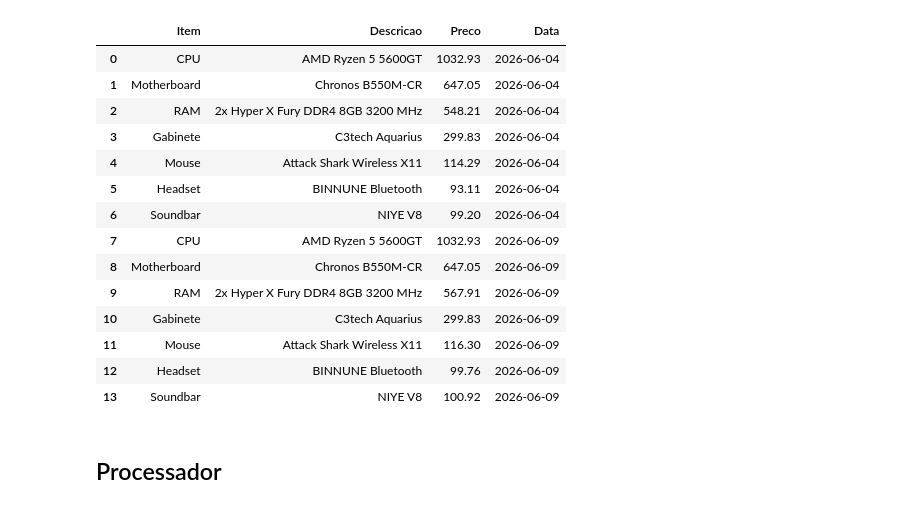
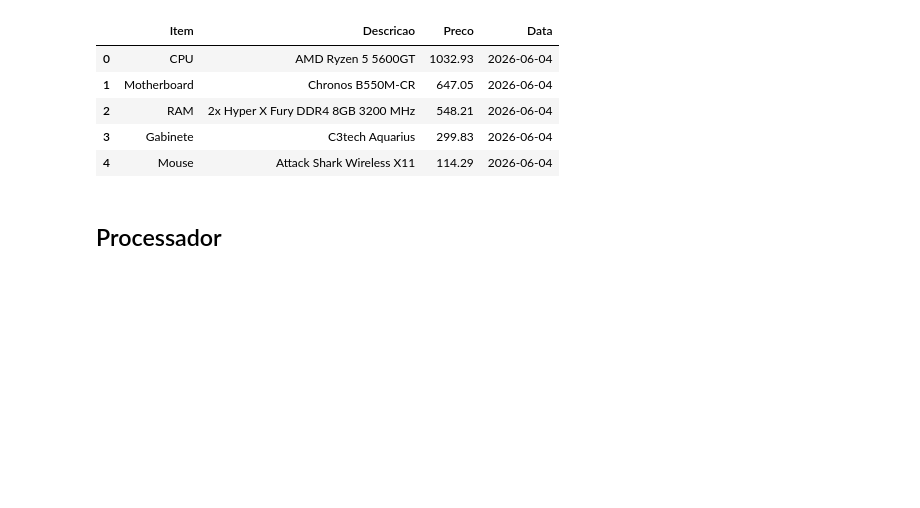
Before and after one commit to josafary-ds/PC-Gamer_Price_Monitoring, a Jupyter notebook: main_file.ipynb, the cells around one changed output. Drawn from its saved outputs; the diff is of its cells as text; code cells hidden in the pictures; blank space fills up the shorter version.

```diff
--- a/main_file.ipynb
+++ b/main_file.ipynb
@@ -8,23 +8,14 @@ from selenium.common.exceptions import TimeoutException, NoSuchElementException
 from datetime import date
 # %%
 df = pd.read_csv('PC_Gamer.csv', sep=';')
-df
+df.head()
 # %% [output]
 |  | Item | Descricao | Preco | Data |
 | 0 | CPU | AMD Ryzen 5 5600GT | 1032.93 | 2026-06-04 |
 | 1 | Motherboard | Chronos B550M-CR | 647.05 | 2026-06-04 |
 | 2 | RAM | 2x Hyper X Fury DDR4 8GB 3200 MHz | 548.21 | 2026-06-04 |
 | 3 | Gabinete | C3tech Aquarius | 299.83 | 2026-06-04 |
 | 4 | Mouse | Attack Shark Wireless X11 | 114.29 | 2026-06-04 |
-| 5 | Headset | BINNUNE Bluetooth | 93.11 | 2026-06-04 |
-| 6 | Soundbar | NIYE V8 | 99.20 | 2026-06-04 |
-| 7 | CPU | AMD Ryzen 5 5600GT | 1032.93 | 2026-06-09 |
-| 8 | Motherboard | Chronos B550M-CR | 647.05 | 2026-06-09 |
-| 9 | RAM | 2x Hyper X Fury DDR4 8GB 3200 MHz | 567.91 | 2026-06-09 |
-| 10 | Gabinete | C3tech Aquarius | 299.83 | 2026-06-09 |
-| 11 | Mouse | Attack Shark Wireless X11 | 116.30 | 2026-06-09 |
-| 12 | Headset | BINNUNE Bluetooth | 99.76 | 2026-06-09 |
-| 13 | Soundbar | NIYE V8 | 100.92 | 2026-06-09 |
 # %% [markdown]
 ## Processador
 # %%
```
Also changed, not shown: parts of 11 cells of this notebook, 3 other files.
